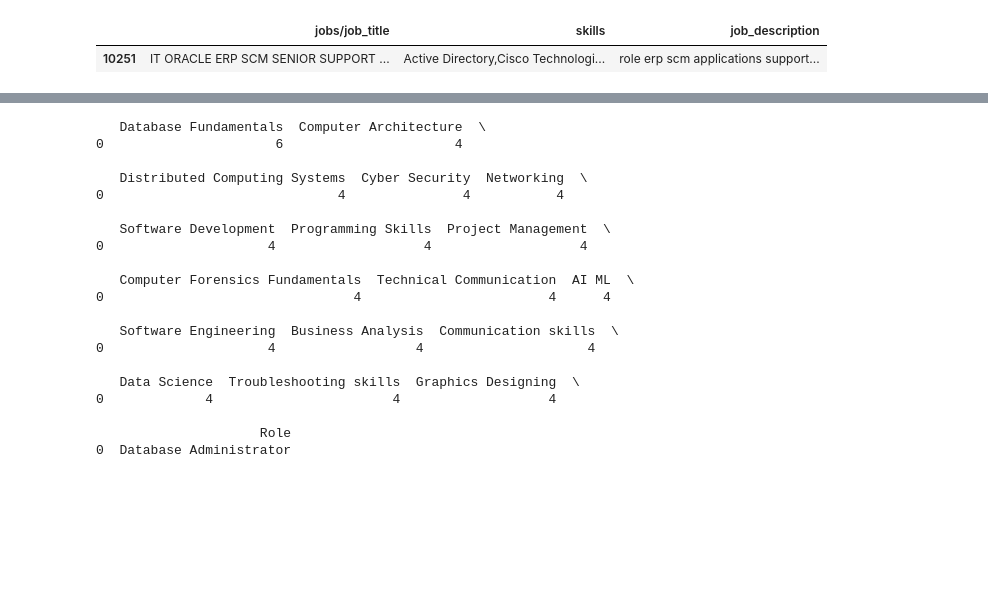
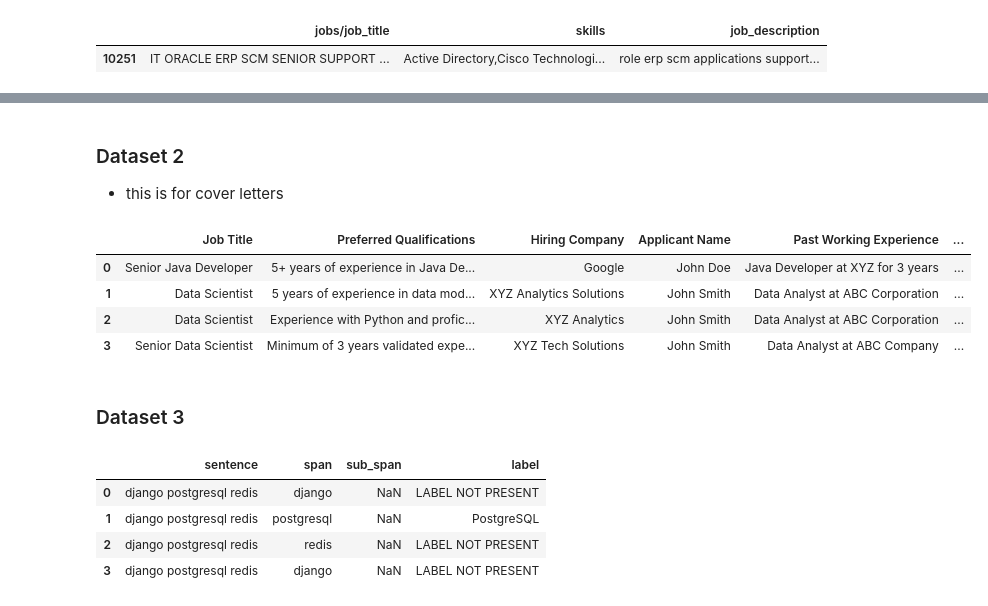
Before and after one commit to koechian/skillexplore, a Jupyter notebook: modelling/notebooks/dataset_creation.ipynb, the cells around one changed output, grey strips where cells are left out. Saved outputs shown, nothing was run; the diff lists cells and outputs as text; code cells hidden in the pictures; blank space fills up the shorter version.

Commit message:
Datasets Cleaning and Exploration

```diff
--- a/modelling/notebooks/dataset_creation.ipynb
+++ b/modelling/notebooks/dataset_creation.ipynb
@@ -200,24 +146,0 @@ careermap_df.sample(20)
-# %%
-#
-print(careermap_df.head(1))
-# %% [output]
-   Database Fundamentals  Computer Architecture  \
-0                      6                      4
-
-   Distributed Computing Systems  Cyber Security  Networking  \
-0                              4               4           4
-
-   Software Development  Programming Skills  Project Management  \
-0                     4                   4                   4
-
-   Computer Forensics Fundamentals  Technical Communication  AI ML  \
-0                                4                        4      4
-
-   Software Engineering  Business Analysis  Communication skills  \
-0                     4                  4                     4
-
-   Data Science  Troubleshooting skills  Graphics Designing  \
-0             4                       4                   4
-
-                     Role
-0  Database Administrator
@@ -225,0 +147,17 @@ import pyarrow.parquet as pq
+# %% [markdown]
+### Dataset 2
+- this is for cover letters
+# %%
+temp1 = pd.read_parquet('../datasets/dataset3-train.parquet')
+temp2 = pd.read_parquet('../datasets/dataset3-test.parquet')
+# %%
+# Join the two
+
+df2 =  pd.concat([temp1,temp2], ignore_index =True)
+df2.head(4)
+# %% [output]
+|  | Job Title | Preferred Qualifications | Hiring Company | Applicant Name | Past Working Experience | ... |
+| 0 | Senior Java Developer | 5+ years of experience in Java De... | Google | John Doe | Java Developer at XYZ for 3 years | ... |
+| 1 | Data Scientist | 5 years of experience in data mod... | XYZ Analytics Solutions | John Smith | Data Analyst at ABC Corporation | ... |
+| 2 | Data Scientist | Experience with Python and profic... | XYZ Analytics | John Smith | Data Analyst at ABC Corporation | ... |
+| 3 | Senior Data Scientist | Minimum of 3 years validated expe... | XYZ Tech Solutions | John Smith | Data Analyst at ABC Company | ... |
@@ -225,0 +166,2 @@ import pyarrow.parquet as pq
+# %% [markdown]
+### Dataset 3
@@ -225,0 +171,11 @@ import pyarrow.parquet as pq
+# %%
+# Join the two
+
+df2 =  pd.concat([temp1,temp2], ignore_index =True)
+df2.head(4)
+# %% [output]
+|  | sentence | span | sub_span | label |
+| 0 | django postgresql redis | django | NaN | LABEL NOT PRESENT |
+| 1 | django postgresql redis | postgresql | NaN | PostgreSQL |
+| 2 | django postgresql redis | redis | NaN | LABEL NOT PRESENT |
+| 3 | django postgresql redis | django | NaN | LABEL NOT PRESENT |
```
Also changed, not shown: parts of 9 cells of this notebook.
